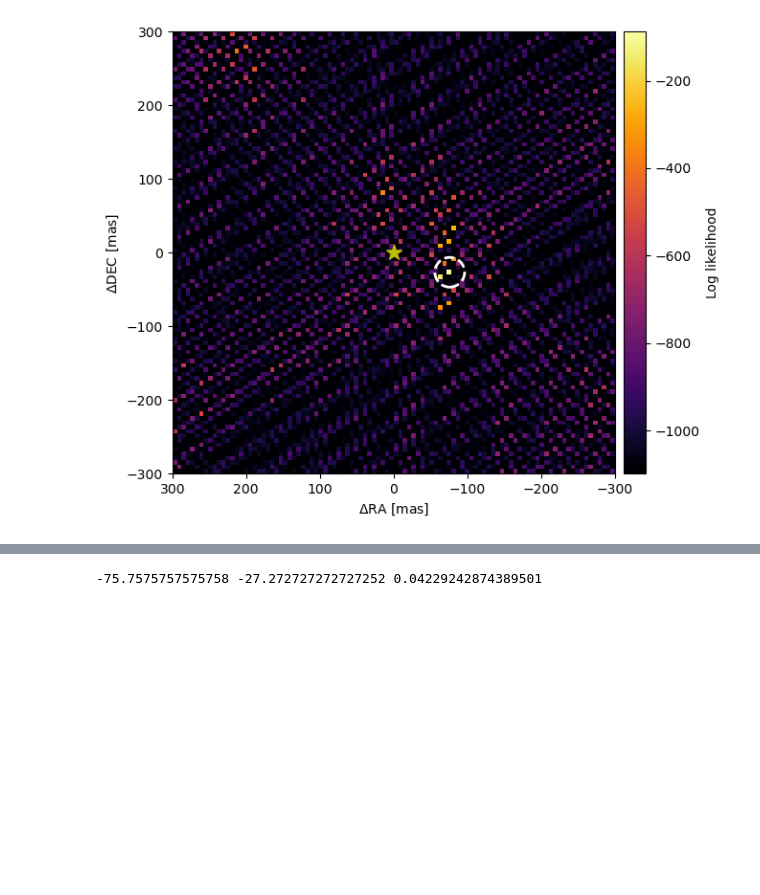
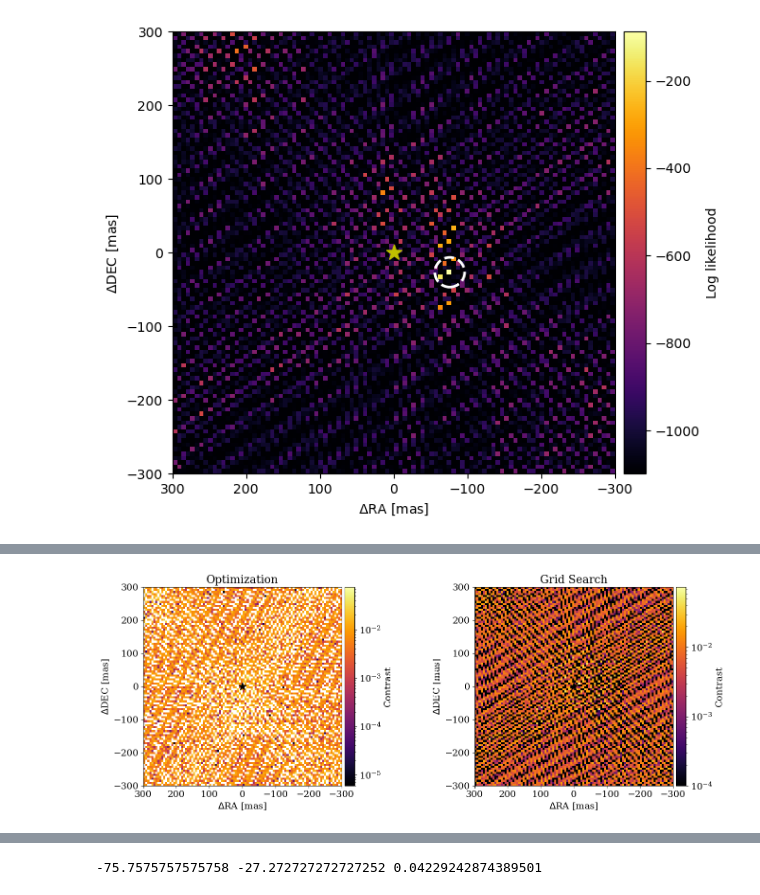
Before and after one commit to benjaminpope/drpangloss, a Jupyter notebook: notebooks/pionier.ipynb, the cells around one changed output, grey strips where cells are left out. Drawn from its saved outputs; the diff is of its cells as text; code cells hidden in the pictures; blank space fills up the shorter version.

```diff
--- a/notebooks/pionier.ipynb
+++ b/notebooks/pionier.ipynb
@@ -86,0 +100,8 @@ plt.gca().invert_yaxis() # up is more Dec
+# %%
+from drpangloss.grid_fit import optimized_contrast_grid
+optimized = optimized_contrast_grid(oidata, BinaryModelCartesian, samples_dict)
+# %%
+from drpangloss.plotting import plot_optimized_and_grid
+plot_optimized_and_grid(loglike_im, optimized, samples_dict)
+# %% [output]
+[figure, added]
```
Also changed, not shown: parts of 4 cells of this notebook, 2 other files.
